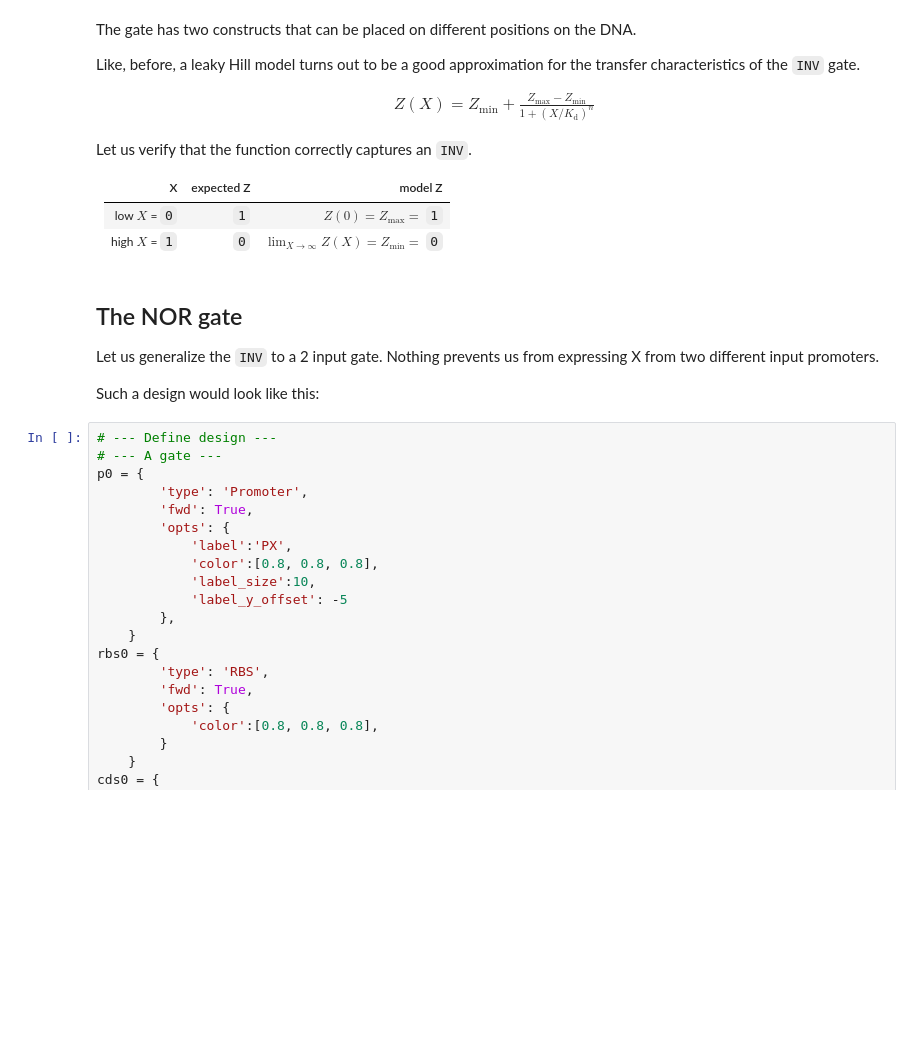
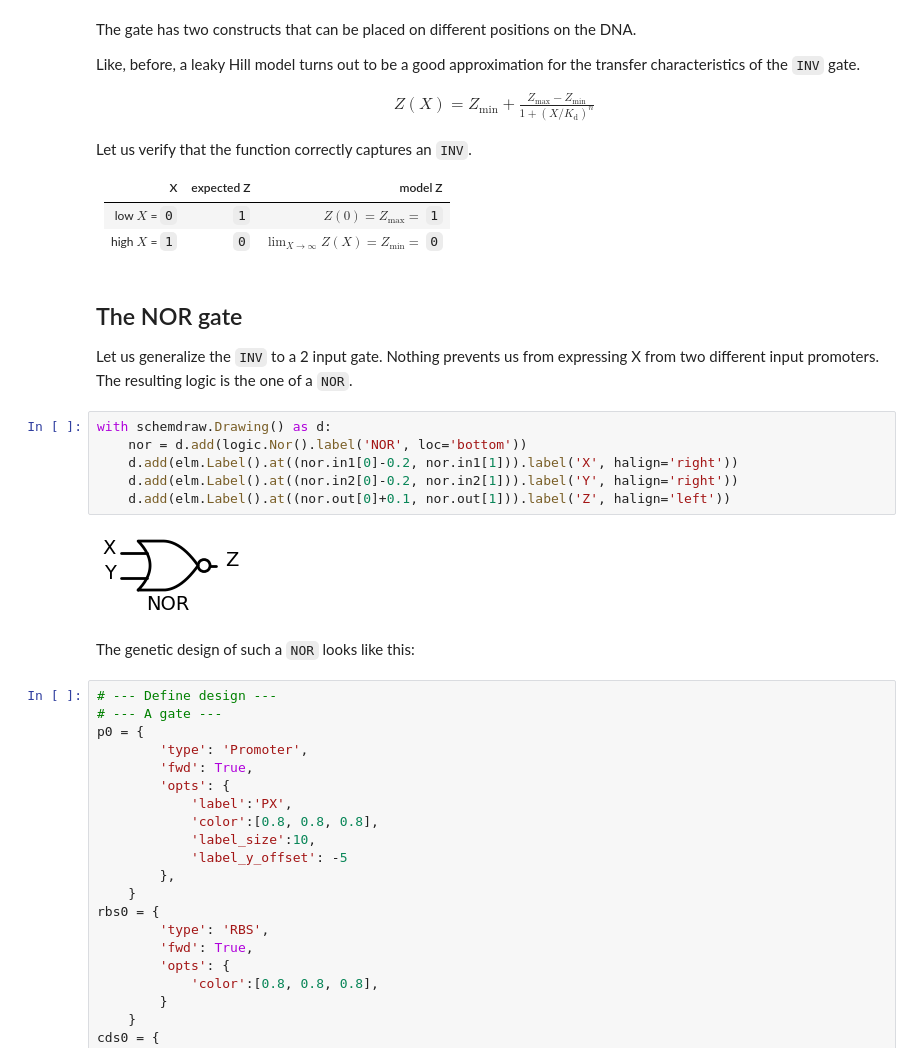
Before and after one commit to BioDisCo/computational_bioengineering, a Jupyter notebook: gates/notes.ipynb, the cells around one changed output. Cells and saved outputs as stored; diff of their text form; blank space fills up the shorter version.

```diff
--- a/gates/notes.ipynb
+++ b/gates/notes.ipynb
@@ -365,8 +381,19 @@ Let us verify that the function correctly captures an `INV`.
 
 Let us generalize the `INV` to a 2 input gate.
 Nothing prevents us from expressing X from two different input promoters.
-
-Such a design would look like this:
+The resulting logic is the one of a `NOR`.
+# %%
+with schemdraw.Drawing() as d:
+    nor = d.add(logic.Nor().label('NOR', loc='bottom'))
+    d.add(elm.Label().at((nor.in1[0]-0.2, nor.in1[1])).label('X', halign='right'))
+    d.add(elm.Label().at((nor.in2[0]-0.2, nor.in2[1])).label('Y', halign='right'))
+    d.add(elm.Label().at((nor.out[0]+0.1, nor.out[1])).label('Z', halign='left'))
+# %% [output]
+[figure, added]
+# %% [markdown]
+
+
+The genetic design of such a `NOR` looks like this:
 # %%
 # --- Define design ---
 # --- A gate ---
```
Also changed, not shown: parts of 19 cells of this notebook, 5 other files.
